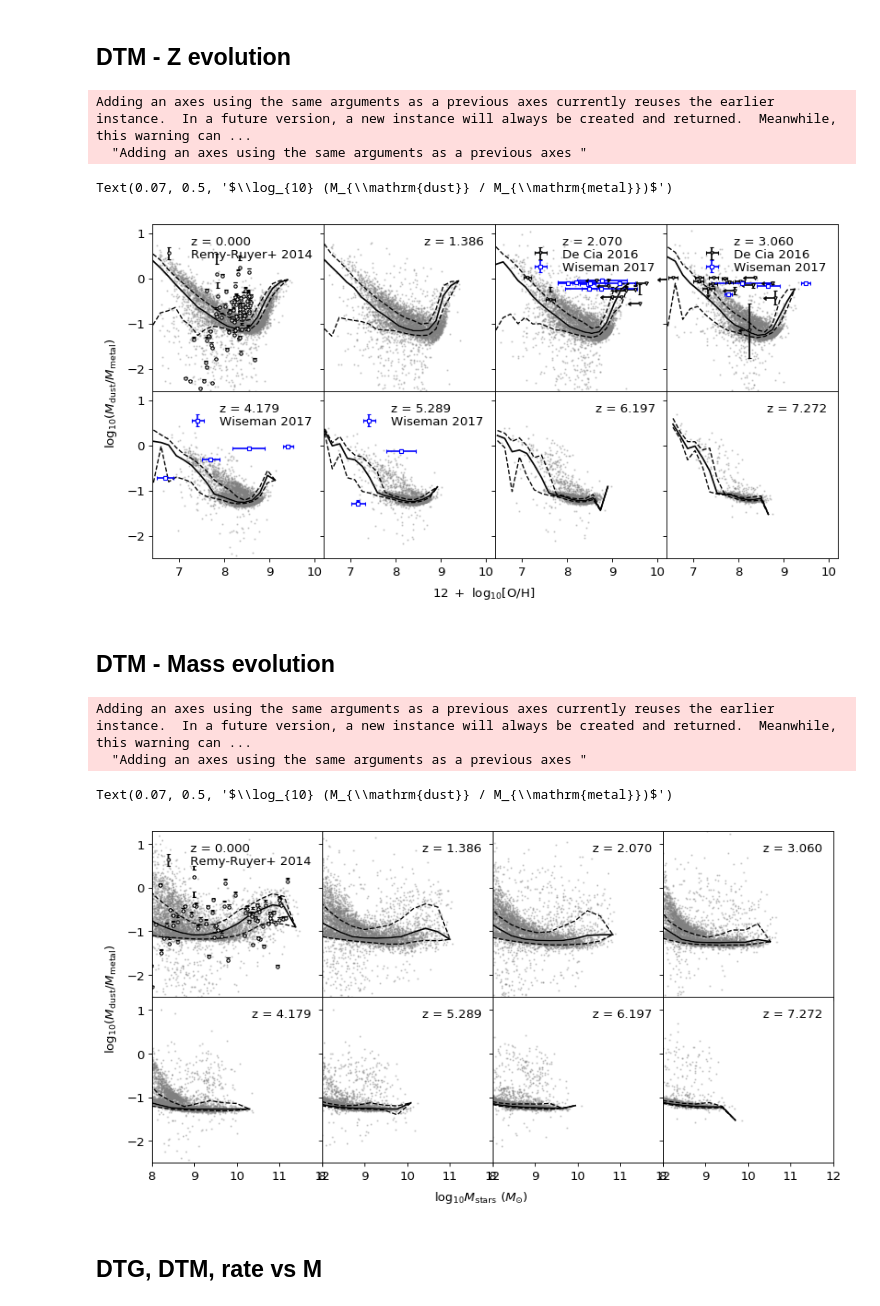
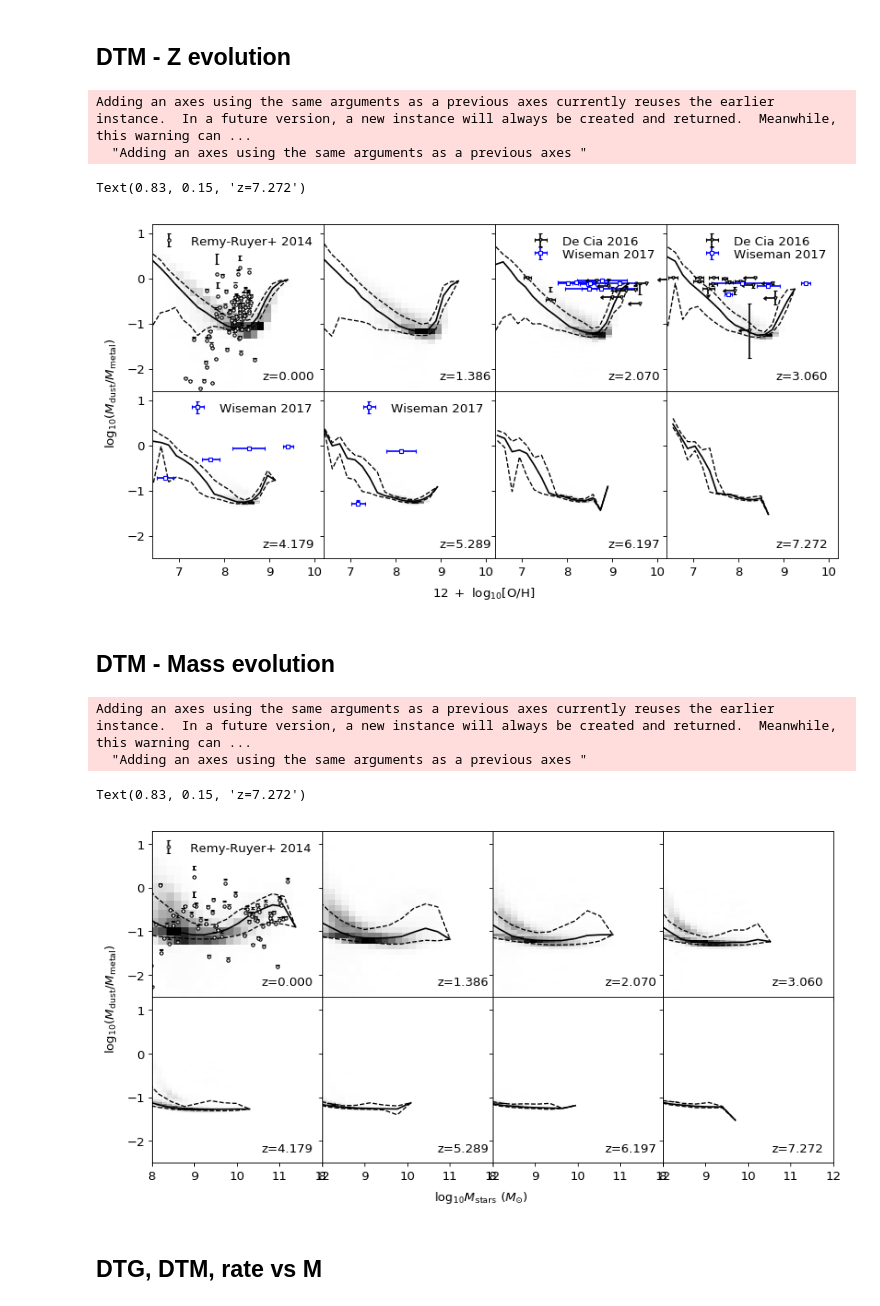
Before and after one commit to darrencroton/sage, a Jupyter notebook: analysis/allresults-new.ipynb, the cells around one changed output. Saved outputs shown, nothing was run; the diff lists cells and outputs as text; code cells hidden in the pictures.

```diff
--- a/analysis/allresults-new.ipynb
+++ b/analysis/allresults-new.ipynb
@@ -2294,23 +2524,19 @@ for i in range(8):
     median = [np.median(DTG[idx==k+1]) for k in range(total_bins)]
     perc1 = [np.percentile(DTG[idx==k+1], 16) for k in range(total_bins)]
     perc2 = [np.percentile(DTG[idx==k+1], 84) for k in range(total_bins)]
-
+    '''
     if(len(w) > dilute): w = sample(list(w), dilute)
     Z = np.log10((G_history[i].MetalsColdGas[w] / G_history[i].ColdGas[w]) / 0.02) + 9
     DTG = np.log10(G_history[i].ColdDust[w]/G_history[i].ColdGas[w])
     plt.scatter(Z, DTG, marker='o', s=1, c='grey', alpha=0.2)
-
-    plt.plot(bins-delta/2, median, c='white',label='z = '+ f'{redshift[i]:.3f}')
+    '''
+    plt.hist2d(Z, DTG, bins=(20, 100), cmap=plt.cm.Greys)
     plt.plot(bins-delta/2, median, 'k-')
     plt.plot(bins-delta/2, perc1, 'k--', linewidth=1.2)
     plt.plot(bins-delta/2, perc2, 'k--', linewidth=1.2)
 
 
     plt.axis([6.8, 10.5, -6.5, 0.5])
-    leg = plt.legend(loc='upper left', numpoints=1, labelspacing=0.1)
-    leg.draw_frame(False)  # Don't want a box frame
-    for t in leg.get_texts():  # Reduce the size of the text
-        t.set_fontsize('medium')
 
 plt.subplot(241).set_xticklabels([])
 plt.errorbar(Z_rr, DTG_rr, yerr=[DTGerr_low, DTGerr_up], fmt='k.', mfc='white', label='Remy-Ruyer+ 2014')
@@ -2331,7 +2557,14 @@ plt.subplot(248).set_yticklabels([])
 plt.subplots_adjust(wspace=0, hspace=0)
 fig.text(0.5, 0.04, r'$12\ +\ \log_{10}[\mathrm{O/H}]$', ha='center')
 fig.text(0.07, 0.5, r'$\log_{10} (M_{\mathrm{dust}} / M_{\mathrm{gas}})$', va='center', rotation='vertical')
-
+fig.text(0.25,0.53, 'z=0.000')
+fig.text(0.45,0.53, 'z=1.386')
+fig.text(0.64,0.53, 'z=2.070')
+fig.text(0.83,0.53, 'z=3.060')
+fig.text(0.25,0.15, 'z=4.179')
+fig.text(0.45,0.15, 'z=5.289')
+fig.text(0.64,0.15, 'z=6.197')
+fig.text(0.83,0.15, 'z=7.272')
 #plt.savefig('plots/DTG-Z_z-new-millennium.png')
 # %% [output]
 Adding an axes using the same arguments as a previous axes currently reuses the earlier instance.  In a future version, a new instance will always be created and returned.  Meanwhile, this warning can ...
@@ -2423,26 +2660,21 @@ for i in range(8):
     perc1 = [np.percentile(DTM[idx==k+1], 16, interpolation='linear') for k in range(total_bins)]
     perc2 = [np.percentile(DTM[idx==k+1], 84, interpolation='linear') for k in range(total_bins)]
 
-    plt.plot(bins-delta/2, median, c='white', label='z = '+ f'{redshift[i]:.3f}')
     plt.plot(bins-delta/2, median, 'k-')
     plt.plot(bins-delta/2, perc1, 'k--', linewidth=1.2)
     plt.plot(bins-delta/2, perc2, 'k--', linewidth=1.2)
 
+    '''
     if(len(w) > dilute): w = sample(list(w), dilute)
     Z = np.log10((G_history[i].MetalsColdGas[w] / G_history[i].ColdGas[w]) / 0.02) + 9.0
     DTM = np.log10(G_history[i].ColdDust[w]/G_history[i].MetalsColdGas[w])
+    '''
+    #plt.scatter(Z, DTM, marker='o', s=1, c='grey', alpha=0.3)
+    #plt.scatter(Z, DTM, marker='o', s=1, c='k', alpha=0.5, label='SAGE with dust')
+    plt.hist2d(Z, DTM, bins=(20, 150), cmap=plt.cm.Greys)
+    plt.axis([6.4, 10.2, -2.5, 1.2])
 
-    plt.scatter(Z, DTM, marker='o', s=1, c='grey', alpha=0.3)
-    #plt.scatter(Z, DTM, marker='o', s=1, c='k', alpha=0.5, label='SAGE with dust')
-
-
-    plt.axis([6.4, 10.2, -2.5, 1.2])
-    leg = plt.legend(loc='upper right', numpoints=1, labelspacing=0.1)
-    leg.draw_frame(False)  # Don't want a box frame
-    for t in leg.get_texts():  # Reduce the size of the text
-        t.set_fontsize('medium')
-
-plt.subplot(241).set_xticklabels([])
+    plt.subplot(241).set_xticklabels([])
 plt.errorbar(Z_rr, DTM_rr, yerr=[DTMerr_low, DTMerr_up], fmt='k.', mfc='white', label='Remy-Ruyer+ 2014')
 leg = plt.legend(loc='upper right', numpoints=1, labelspacing=0.1)
 leg.draw_frame(False)  # Don't want a box frame
@@ -2516,36 +2748,43 @@ uppy = np.log10((dtm + dtm_err) / dtm)
 lowy = np.log10((dtm - dtm_err) / dtm)
 plt.errorbar(Z, y, xerr=Z_err, yerr=[lowy, uppy], fmt='bs', markersize=3, mfc='white', label="Wiseman 2017")
 leg = plt.legend(loc='upper right', numpoints=1, labelspacing=0.1)
 leg.draw_frame(False)  # Don't want a box frame
 for t in leg.get_texts():  # Reduce the size of the text
     t.set_fontsize('medium')
 
 plt.subplot(246).set_yticklabels([])
 Z = np.array([-0.88, -1.83]) + 9
 Z_err = [0.33, 0.16]
 dtm = np.array([0.74, 0.05])
 dtm_err = np.array([0.07, 0.01])
 y = np.log10(dtm)
 uppy = np.log10((dtm + dtm_err) / dtm)
 lowy = np.log10((dtm - dtm_err) / dtm)
 plt.errorbar(Z, y, xerr=Z_err, yerr=[lowy, uppy], fmt='bs', markersize=3, mfc='white', label="Wiseman 2017")
 leg = plt.legend(loc='upper right', numpoints=1, labelspacing=0.1)
 leg.draw_frame(False)  # Don't want a box frame
 for t in leg.get_texts():  # Reduce the size of the text
     t.set_fontsize('medium')
 
 plt.subplot(247).set_yticklabels([])
 plt.subplot(248).set_yticklabels([])
 plt.subplots_adjust(wspace=0, hspace=0)
 fig.text(0.5, 0.04, r'$12\ +\ \log_{10}[\mathrm{O/H}]$', ha='center')
 fig.text(0.07, 0.5, r'$\log_{10} (M_{\mathrm{dust}} / M_{\mathrm{metal}})$', va='center', rotation='vertical')
-
+fig.text(0.25,0.53, 'z=0.000')
+fig.text(0.45,0.53, 'z=1.386')
+fig.text(0.64,0.53, 'z=2.070')
+fig.text(0.83,0.53, 'z=3.060')
+fig.text(0.25,0.15, 'z=4.179')
+fig.text(0.45,0.15, 'z=5.289')
+fig.text(0.64,0.15, 'z=6.197')
+fig.text(0.83,0.15, 'z=7.272')
 #plt.savefig('plots/DTM-Z_z-new-millennium.png')
 # %% [output]
 Adding an axes using the same arguments as a previous axes currently reuses the earlier instance.  In a future version, a new instance will always be created and returned.  Meanwhile, this warning can ...
   "Adding an axes using the same arguments as a previous axes "
-Text(0.07, 0.5, '$\\log_{10} (M_{\\mathrm{dust}} / M_{\\mathrm{metal}})$')
+Text(0.83, 0.15, 'z=7.272')
-[figure, old version]
+[figure, new version]
 # %% [markdown]
 ## DTM - Mass evolution
 # %%
@@ -2567,22 +2806,17 @@ for i in range(8):
     perc2 = [np.percentile(DTM[idx==k+1], 84, interpolation='linear') for k in range(total_bins)]
 
     #plt.scatter(mass, DTM, marker='o', s=1, c='k', alpha=0.3, label='SAGE with dust')
-    plt.plot(bins-delta/2, median, c='white', label='z = '+ f'{redshift[i]:.3f}')
     plt.plot(bins-delta/2, median, 'k-')
     plt.plot(bins-delta/2, perc1, 'k--', linewidth=1.2)
     plt.plot(bins-delta/2, perc2, 'k--', linewidth=1.2)
-
+    '''
     if(len(w) > dilute): w = sample(list(w), dilute)
     mass = np.log10(G_history[i].StellarMass[w] * 1.e10 / Hubble_h)
     DTM = np.log10(G_history[i].ColdDust[w]/G_history[i].MetalsColdGas[w])
-    plt.scatter(mass, DTM, marker='o', s=1, c='grey', alpha=0.3)
-
-
+    '''
+#    plt.scatter(mass, DTM, marker='o', s=1, c='grey', alpha=0.3)
+    plt.hist2d(mass, DTM, (20, 150), cmap=plt.cm.Greys)
     plt.axis([8, 12, -2.5, 1.3])
-    leg = plt.legend(loc='upper right', numpoints=1, labelspacing=0.1)
-    leg.draw_frame(False)  # Don't want a box frame
-    for t in leg.get_texts():  # Reduce the size of the text
-        t.set_fontsize('medium')
 
 plt.subplot(241).set_xticklabels([])
 plt.errorbar(logstar_rr, DTM_rr, yerr=[DTMerr_low, DTMerr_up], fmt='k.', mfc='white', label='Remy-Ruyer+ 2014')
@@ -2603,13 +2837,20 @@ plt.subplot(248).set_yticklabels([])
 plt.subplots_adjust(wspace=0, hspace=0)
 fig.text(0.5, 0.04, r'$\log_{10} M_{\mathrm{stars}}\ (M_{\odot})$', ha='center')
 fig.text(0.07, 0.5, r'$\log_{10} (M_{\mathrm{dust}} / M_{\mathrm{metal}})$', va='center', rotation='vertical')
-
+fig.text(0.25,0.53, 'z=0.000')
+fig.text(0.45,0.53, 'z=1.386')
+fig.text(0.64,0.53, 'z=2.070')
+fig.text(0.83,0.53, 'z=3.060')
+fig.text(0.25,0.15, 'z=4.179')
+fig.text(0.45,0.15, 'z=5.289')
+fig.text(0.64,0.15, 'z=6.197')
+fig.text(0.83,0.15, 'z=7.272')
 #plt.savefig('plots/DTM-Mass_z-new-millennium.png')
 # %% [output]
 Adding an axes using the same arguments as a previous axes currently reuses the earlier instance.  In a future version, a new instance will always be created and returned.  Meanwhile, this warning can ...
   "Adding an axes using the same arguments as a previous axes "
-Text(0.07, 0.5, '$\\log_{10} (M_{\\mathrm{dust}} / M_{\\mathrm{metal}})$')
+Text(0.83, 0.15, 'z=7.272')
-[figure, old version]
+[figure, new version]
 # %% [markdown]
 ## DTG, DTM, rate vs M
 # %%
```
Also changed, not shown: parts of 15 cells of this notebook.
